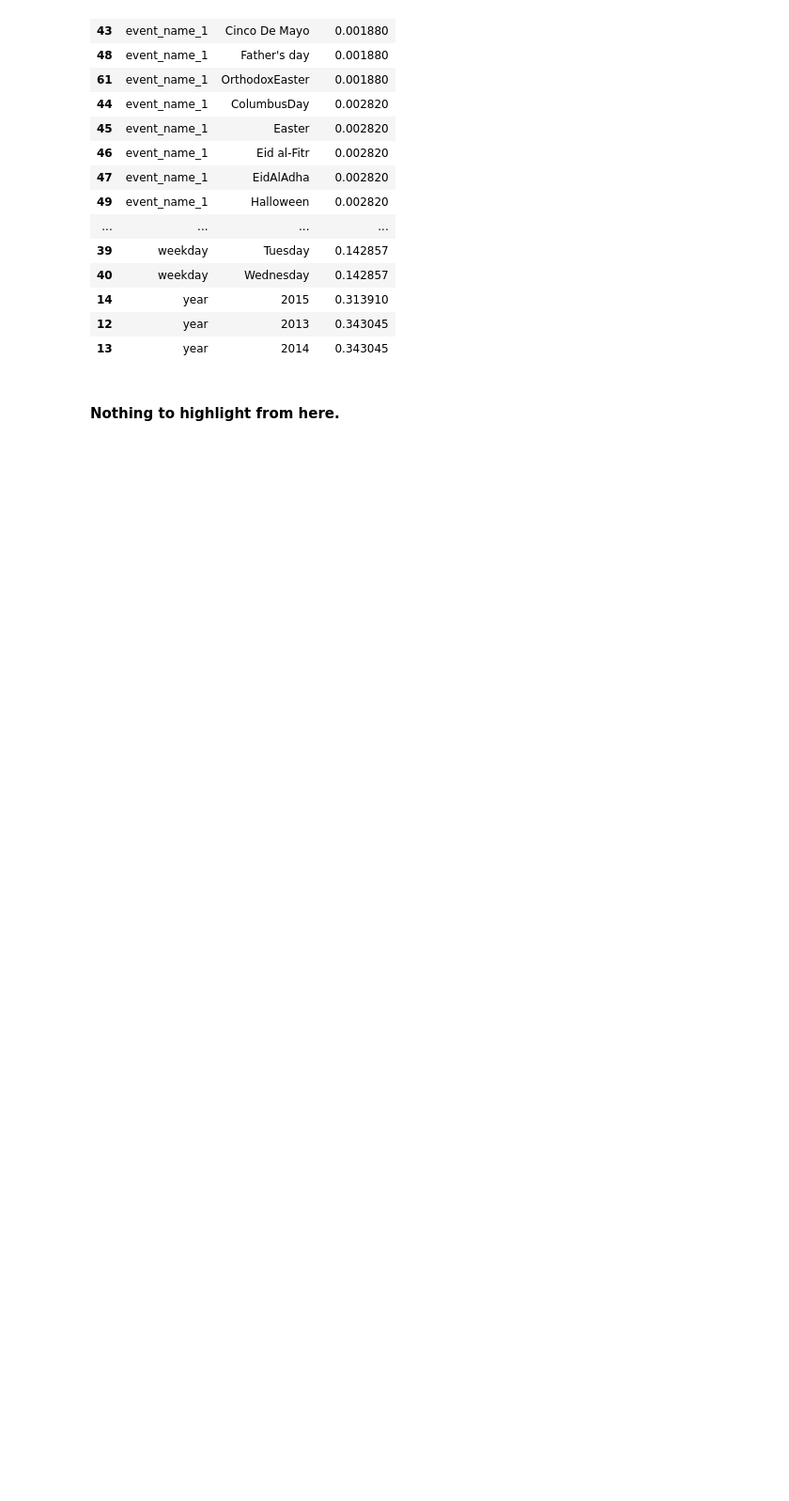
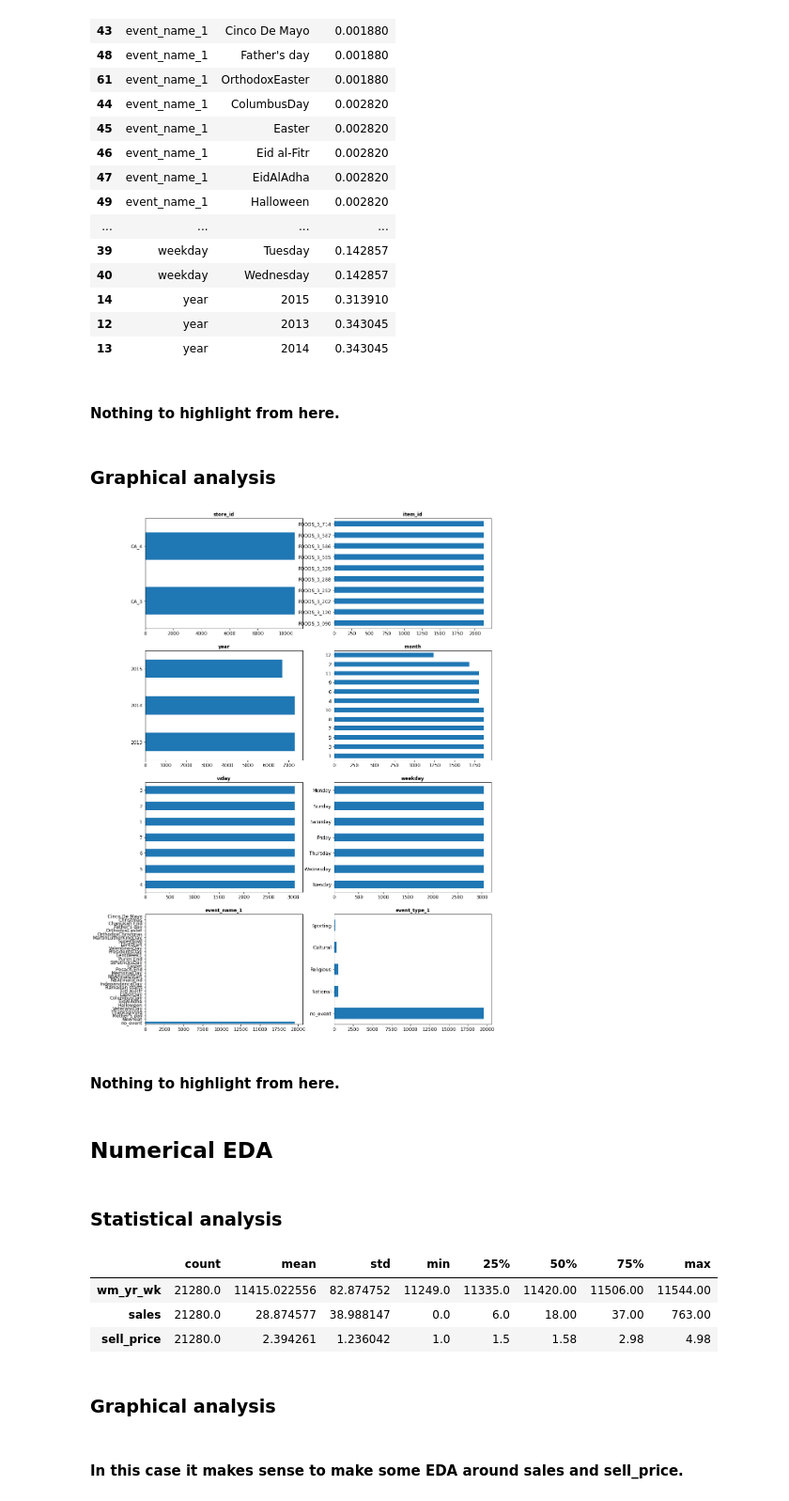
Before and after one commit to luis-cj/data-science-forecasting-food-retailer, a Jupyter notebook: notebooks/03_EDA.ipynb, the cells around one changed output. Shown at 94% size. Saved outputs shown, nothing was run; the diff lists cells and outputs as text; code cells hidden in the pictures; blank space fills up the shorter version.

Commit message:
complete numerical EDA

```diff
--- a/notebooks/03_EDA.ipynb
+++ b/notebooks/03_EDA.ipynb
@@ -83,3 +72,45 @@ cat_frequencies(cat[cat_variables])
 #### Nothing to highlight from here.
 # %%
 pd.set_option('display.max_rows', 6)
+# %% [markdown]
+### Graphical analysis
+# %%
+def categorical_eda_plots(cat):
+    '''''
+    Function that makes bar plots from every variable belonging to a dataframe.
+    '''''
+
+    #Compute the number of rows for the whole figure
+    from math import ceil
+    rows = ceil(cat.shape[1] / 2)
+
+    #Define figure
+    f, ax = plt.subplots(nrows = rows, ncols = 2, figsize = (16, rows * 6))
+    ax = ax.flat
+
+    #Plot for all the variables and set titles and ticks
+    for i, j in enumerate(cat):
+        cat[j].value_counts().plot.barh(ax = ax[i])
+        ax[i].set_title(j, fontsize = 12, fontweight = "bold")
+        ax[i].tick_params(labelsize = 12)
+# %%
+categorical_eda_plots(cat[cat_variables])
+# %% [output]
+[figure, added]
+# %% [markdown]
+#### Nothing to highlight from here.
+# %% [markdown]
+## Numerical EDA
+# %% [markdown]
+### Statistical analysis
+# %%
+num.describe().T
+# %% [output]
+|  | count | mean | std | min | 25% | 50% | 75% | max |
+| wm_yr_wk | 21280.0 | 11415.022556 | 82.874752 | 11249.0 | 11335.0 | 11420.00 | 11506.00 | 11544.00 |
+| sales | 21280.0 | 28.874577 | 38.988147 | 0.0 | 6.0 | 18.00 | 37.00 | 763.00 |
+| sell_price | 21280.0 | 2.394261 | 1.236042 | 1.0 | 1.5 | 1.58 | 2.98 | 4.98 |
+# %% [markdown]
+### Graphical analysis
+# %% [markdown]
+#### In this case it makes sense to make some EDA around sales and sell_price.
```
Also changed, not shown: parts of 18 cells of this notebook.
